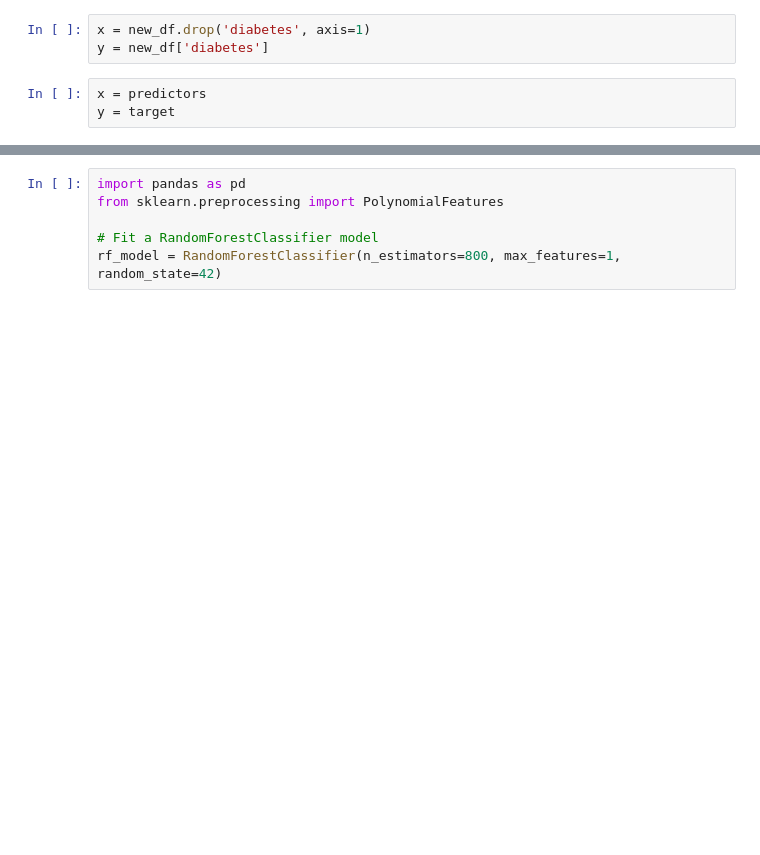
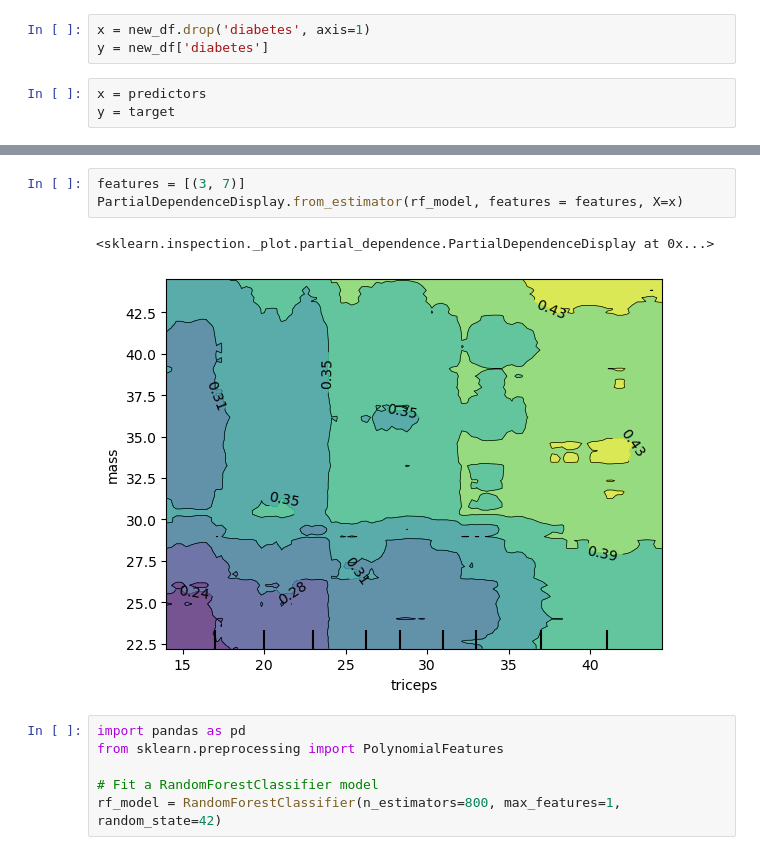
Before and after one commit to darthaydar/Data-Science-Project-Pima, a Jupyter notebook: pima_modeling.ipynb, the cells around one changed output, grey strips where cells are left out. Saved outputs shown, nothing was run; the diff lists cells and outputs as text; blank space fills up the shorter version.

```diff
--- a/pima_modeling.ipynb
+++ b/pima_modeling.ipynb
@@ -300,3 +362,9 @@ plt.show()
+# %%
+features = [(3, 7)]
+PartialDependenceDisplay.from_estimator(rf_model, features = features, X=x)
+# %% [output]
+<sklearn.inspection._plot.partial_dependence.PartialDependenceDisplay at 0x...>
+[figure, added]
 # %%
 import pandas as pd
 from sklearn.preprocessing import PolynomialFeatures
```
Also changed, not shown: parts of 8 cells of this notebook, 5 other files.
